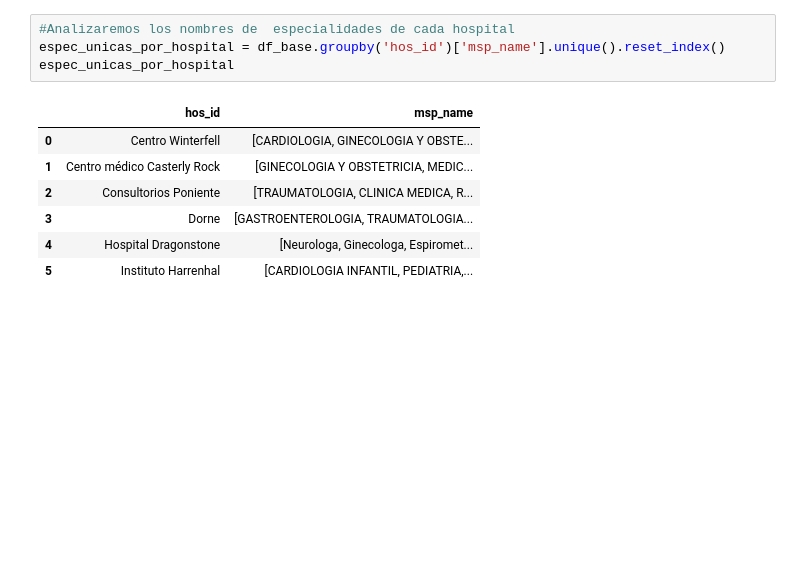
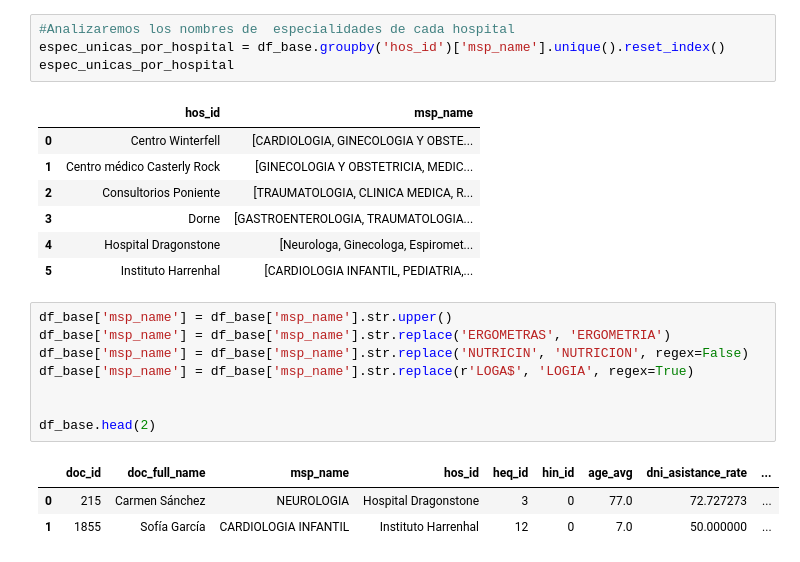
Before and after one commit to manufabregas/Dataset-Asistencia-a-turnos-m-dicos, a Jupyter notebook: TP 2/Práctico_2_Análisis_y_curación_de_datos.ipynb, the cells around one changed output. Drawn from its saved outputs; the diff is of its cells as text; blank space fills up the shorter version.

```diff
--- a/TP 2/Práctico_2_Análisis_y_curación_de_datos.ipynb
+++ b/TP 2/Práctico_2_Análisis_y_curación_de_datos.ipynb
@@ -616,3 +616,15 @@ espec_unicas_por_hospital
 | 3 | Dorne | [GASTROENTEROLOGIA, TRAUMATOLOGIA... |
 | 4 | Hospital Dragonstone | [Neurologa, Ginecologa, Espiromet... |
 | 5 | Instituto Harrenhal | [CARDIOLOGIA INFANTIL, PEDIATRIA,... |
+# %%
+df_base['msp_name'] = df_base['msp_name'].str.upper()
+df_base['msp_name'] = df_base['msp_name'].str.replace('ERGOMETRAS', 'ERGOMETRIA')
+df_base['msp_name'] = df_base['msp_name'].str.replace('NUTRICIN', 'NUTRICION', regex=False)
+df_base['msp_name'] = df_base['msp_name'].str.replace(r'LOGA$', 'LOGIA', regex=True)
+
+
+df_base.head(2)
+# %% [output]
+|  | doc_id | doc_full_name | msp_name | hos_id | heq_id | hin_id | age_avg | dni_asistance_rate | ... |
+| 0 | 215 | Carmen Sánchez | NEUROLOGIA | Hospital Dragonstone | 3 | 0 | 77.0 | 72.727273 | ... |
+| 1 | 1855 | Sofía García | CARDIOLOGIA INFANTIL | Instituto Harrenhal | 12 | 0 | 7.0 | 50.000000 | ... |
```
Also changed, not shown: parts of 10 cells of this notebook.
